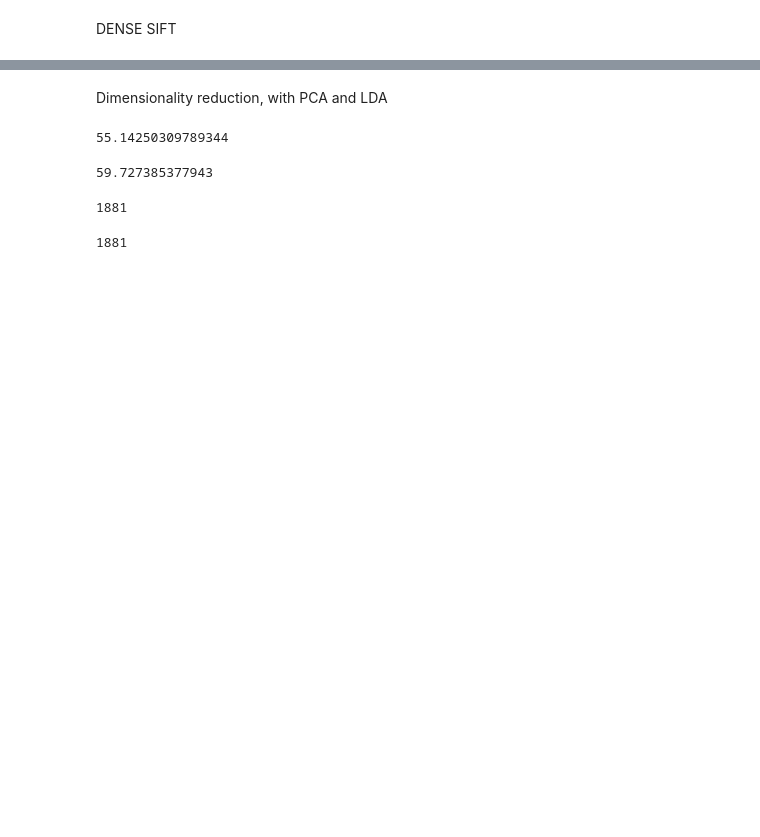
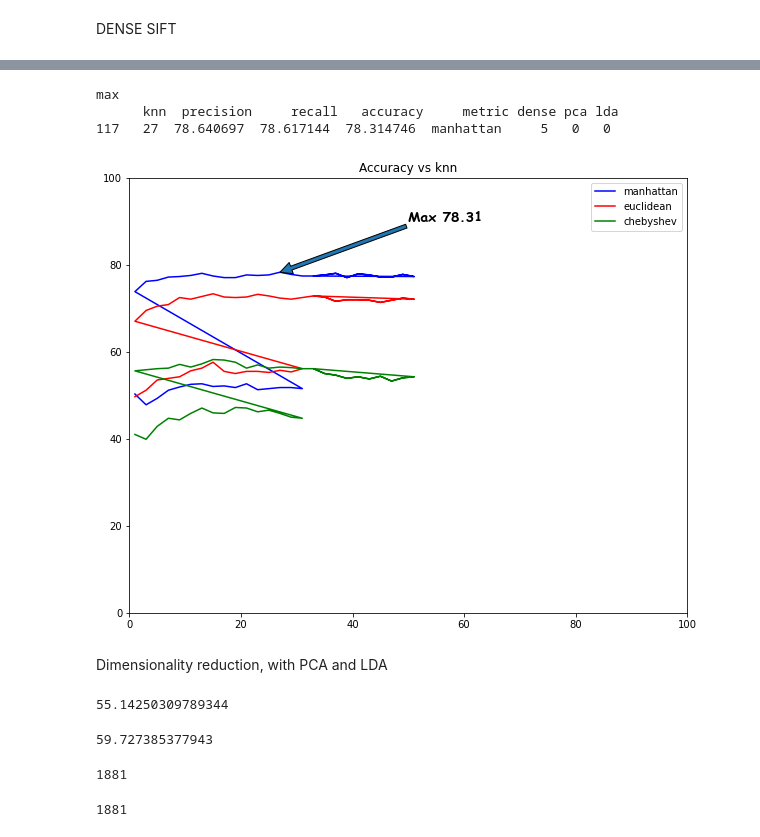
Before and after one commit to StanleyAlbayeros/MCV-M3-MLCV-G02, a Jupyter notebook: BagofVisualWords.ipynb, the cells around one changed output, grey strips where cells are left out. Drawn from its saved outputs; the diff is of its cells as text; code cells hidden in the pictures; blank space fills up the shorter version.

```diff
--- a/BagofVisualWords.ipynb
+++ b/BagofVisualWords.ipynb
@@ -273,3 +335,35 @@ df['precision']=df['precision']*100
+# %%
+fig, ax = plt.subplots(figsize=(10,8))
+ax.set(title='Accuracy vs knn', xlim=(0,100), ylim=(0,100))
+
+df2_man=df_new[(df_new.metric=='manhattan')]
+df2_euc=df_new[df_new.metric=='euclidean']
+df2_che=df_new[df_new.metric=='chebyshev']
+# print(df2)
+print("max\n",df2[df2.precision==df2.precision.max()])
+# print(df2[df2.recall==df2.recall.max()])
+ax.plot(df2_man.knn, df2_man.accuracy, color='b', label='manhattan')
+ax.plot(df2_euc.knn, df2_euc.accuracy, color='r', label='euclidean')
+ax.plot(df2_che.knn, df2_che.accuracy, color='g', label='chebyshev')
+ax.legend()
+
+# max_val = max(df_new.accuracy)
+# max_idx = df_new.knn[df_new.accuracy.idxmax()]
+# ax.annotate("Max {:.2f}".format(max_val), xy=(max_idx, max_val),
+#            weight='bold', size=14)
+
+# arrowprops is a mpl.patches.FancyArrowPatch
+_ = ax.annotate("Max {:.2f}".format(max_val), xy=(max_idx, max_val),
+                weight='bold', size=14,
+                xytext=(.5, .9),
+                textcoords='axes fraction',
+                family='comic sans ms',
+                arrowprops={})
+# %% [output]
+max
+      knn  precision     recall   accuracy     metric dense pca lda
+117   27  78.640697  78.617144  78.314746  manhattan     5   0   0
+[figure, added]
 # %% [markdown]
 Dimensionality reduction, with PCA and LDA
 # %%
```
Also changed, not shown: parts of 29 cells of this notebook, 7 other files.
